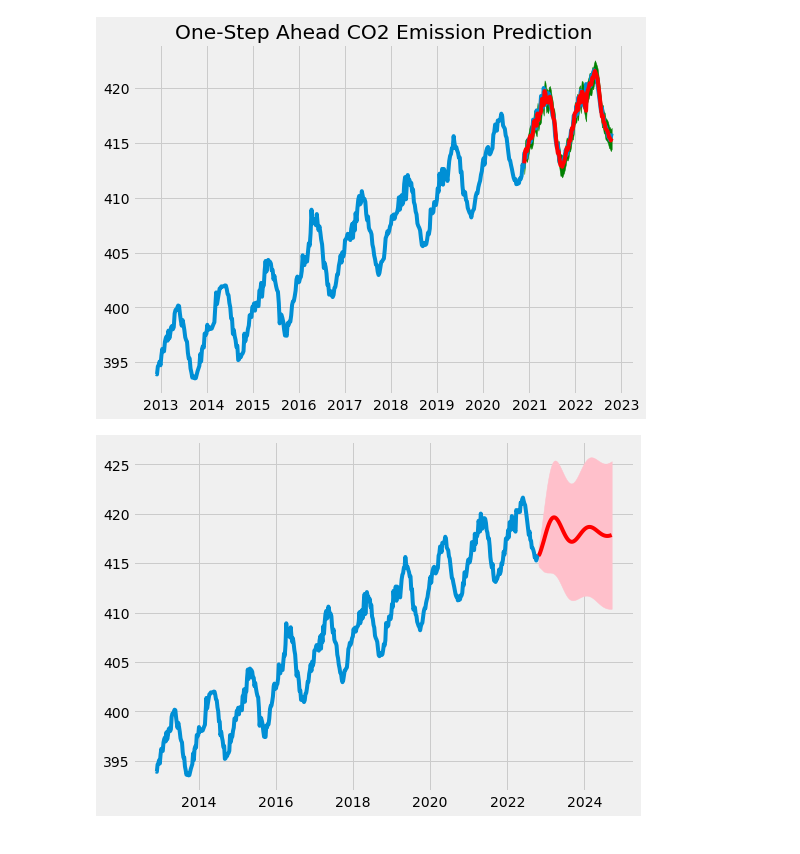
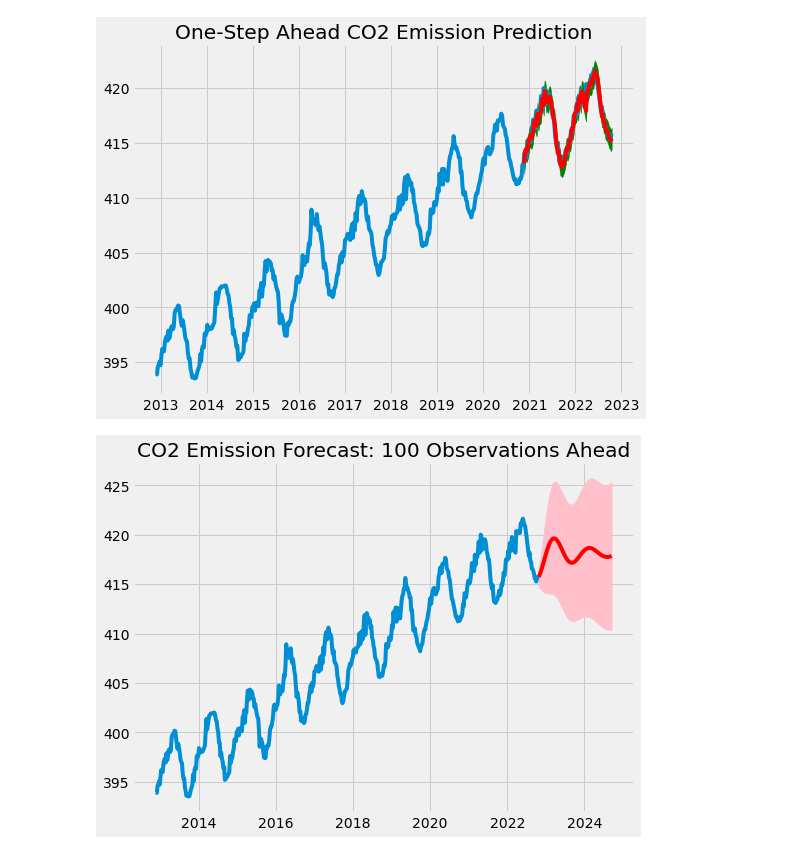
Before and after one commit to uzoma-iloanugo/CO2-Emission---Time-Series-Analysis, a Jupyter notebook: co2_emission.ipynb, the cells around one changed output. Cells and saved outputs as stored; diff of their text form; code cells hidden in the pictures.

Commit message:
Added plot titles

```diff
--- a/co2_emission.ipynb
+++ b/co2_emission.ipynb
@@ -372,16 +372,17 @@ plt.show()
 # %%
 # Forcast 100 observations ahead
 
 forecast = res82.get_forecast(steps = 100)
 mean = forecast.predicted_mean
 conf_int = forecast.conf_int()
 
 lower_limit = conf_int.loc[:, 'lower average']
 upper_limit = conf_int.loc[:, 'upper average']
 
 plt.plot(co2_levels.index[2010:], co2_levels[2010:], label = 'observed')
 plt.plot(mean.index, mean, label = 'Predicted', color = 'r')
 plt.fill_between(lower_limit.index, lower_limit, upper_limit, color = 'pink')
+plt.title("CO2 Emission Forecast: 100 Observations Ahead")
 plt.show()
 # %% [output]
-[figure, old version]
+[figure, new version]
```
